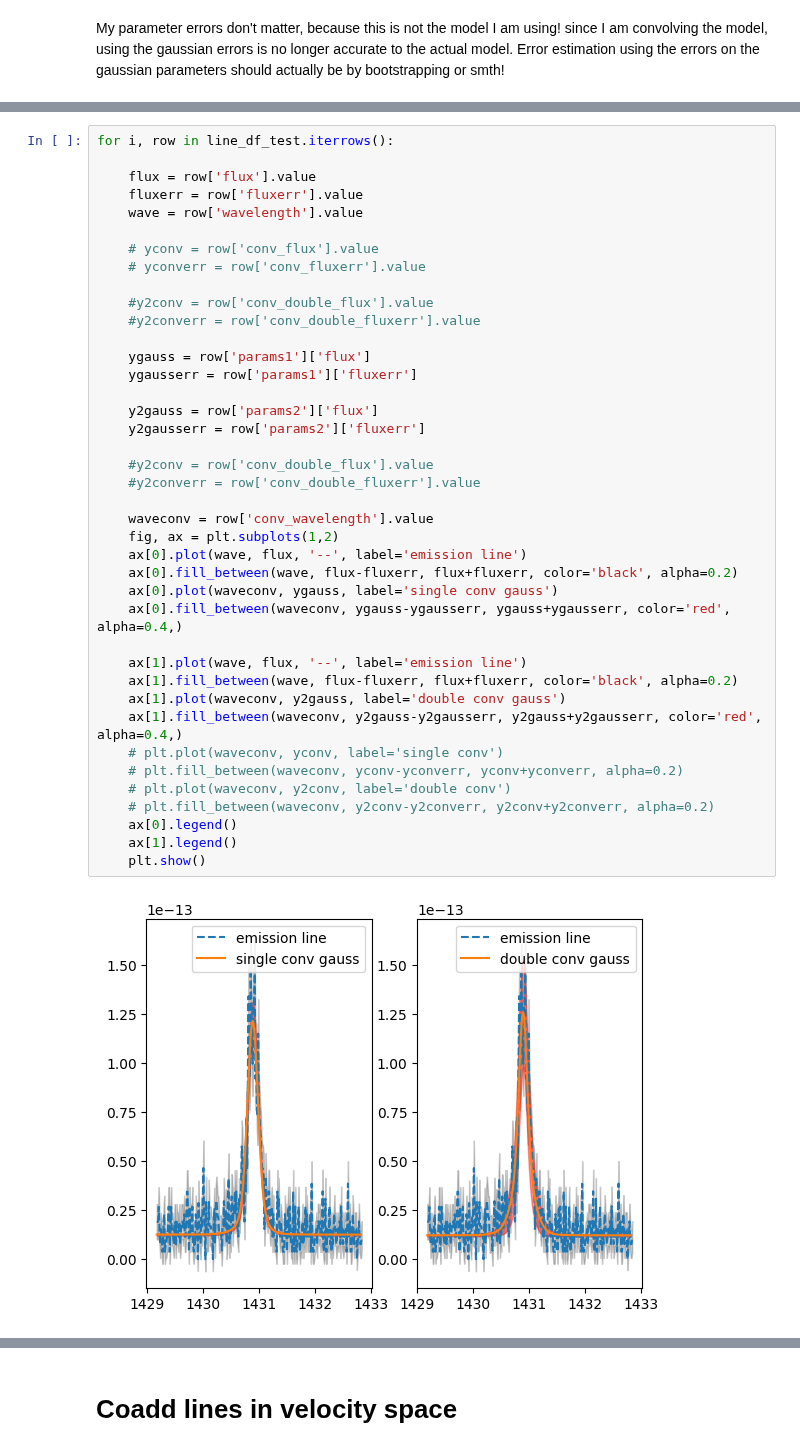
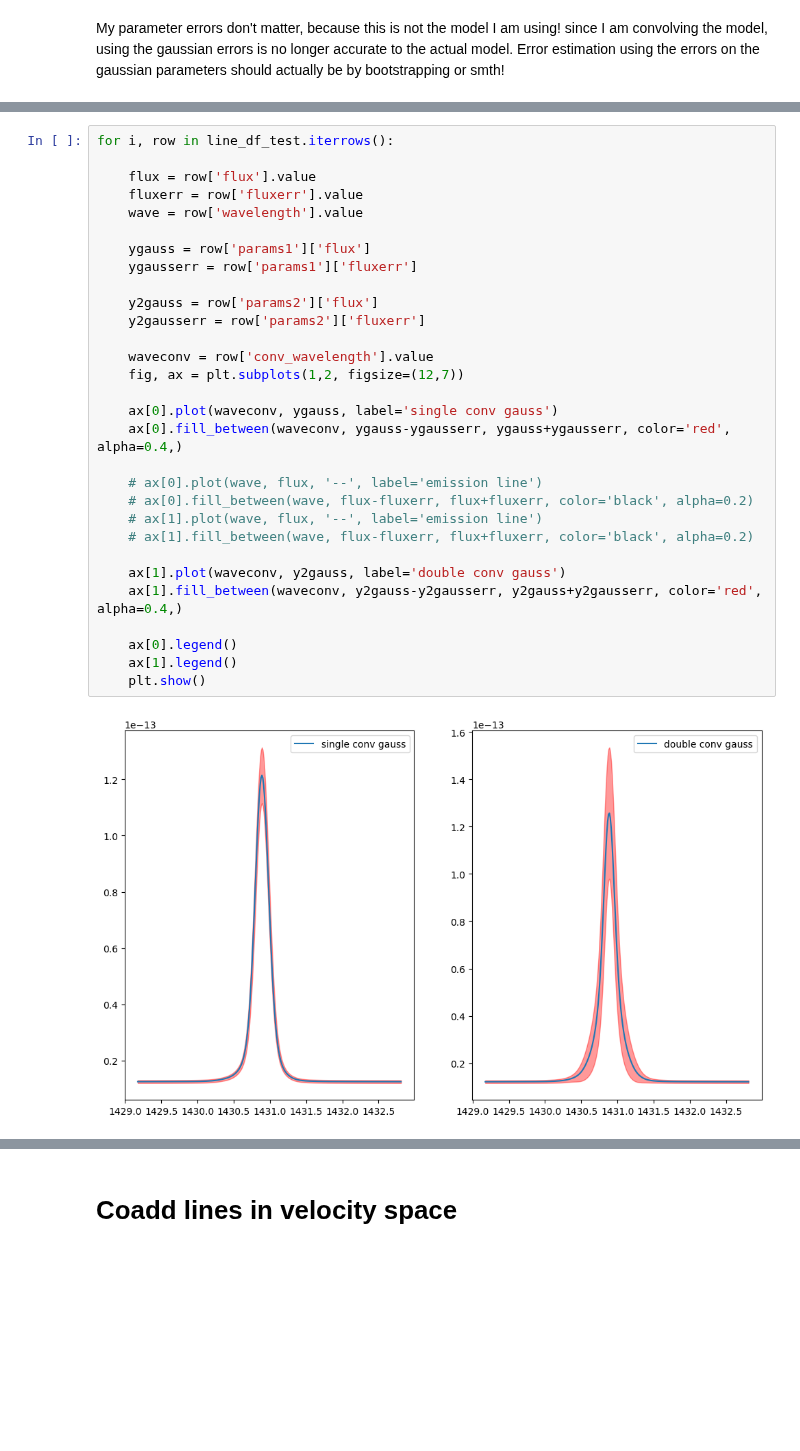
Before and after one commit to PK0207/scripts_by_me, a Jupyter notebook: research24/ru_lupi_empirical.ipynb, the cells around one changed output, grey strips where cells are left out. Drawn from its saved outputs; the diff is of its cells as text; blank space fills up the shorter version.

```diff
--- a/research24/ru_lupi_empirical.ipynb
+++ b/research24/ru_lupi_empirical.ipynb
@@ -1245,42 +1241,32 @@ fitting.fit_lines(num_boots=100)
 # %%
 for i, row in line_df_test.iterrows():
 
     flux = row['flux'].value
     fluxerr = row['fluxerr'].value
     wave = row['wavelength'].value
 
-    # yconv = row['conv_flux'].value
-    # yconverr = row['conv_fluxerr'].value
-
-    #y2conv = row['conv_double_flux'].value
-    #y2converr = row['conv_double_fluxerr'].value
-
     ygauss = row['params1']['flux']
     ygausserr = row['params1']['fluxerr']
 
     y2gauss = row['params2']['flux']
     y2gausserr = row['params2']['fluxerr']
 
-    #y2conv = row['conv_double_flux'].value
-    #y2converr = row['conv_double_fluxerr'].value
+    waveconv = row['conv_wavelength'].value
+    fig, ax = plt.subplots(1,2, figsize=(12,7))
 
-    waveconv = row['conv_wavelength'].value
-    fig, ax = plt.subplots(1,2)
-    ax[0].plot(wave, flux, '--', label='emission line')
-    ax[0].fill_between(wave, flux-fluxerr, flux+fluxerr, color='black', alpha=0.2)
     ax[0].plot(waveconv, ygauss, label='single conv gauss')
     ax[0].fill_between(waveconv, ygauss-ygausserr, ygauss+ygausserr, color='red', alpha=0.4,)
 
-    ax[1].plot(wave, flux, '--', label='emission line')
-    ax[1].fill_between(wave, flux-fluxerr, flux+fluxerr, color='black', alpha=0.2)
+    # ax[0].plot(wave, flux, '--', label='emission line')
+    # ax[0].fill_between(wave, flux-fluxerr, flux+fluxerr, color='black', alpha=0.2)
+    # ax[1].plot(wave, flux, '--', label='emission line')
+    # ax[1].fill_between(wave, flux-fluxerr, flux+fluxerr, color='black', alpha=0.2)
+
     ax[1].plot(waveconv, y2gauss, label='double conv gauss')
     ax[1].fill_between(waveconv, y2gauss-y2gausserr, y2gauss+y2gausserr, color='red', alpha=0.4,)
-    # plt.plot(waveconv, yconv, label='single conv')
-    # plt.fill_between(waveconv, yconv-yconverr, yconv+yconverr, alpha=0.2)
-    # plt.plot(waveconv, y2conv, label='double conv')
-    # plt.fill_between(waveconv, y2conv-y2converr, y2conv+y2converr, alpha=0.2)
+
     ax[0].legend()
     ax[1].legend()
     plt.show()
 # %% [output]
-[figure, old version]
+[figure, new version]
```
Also changed, not shown: parts of 3 cells of this notebook.
